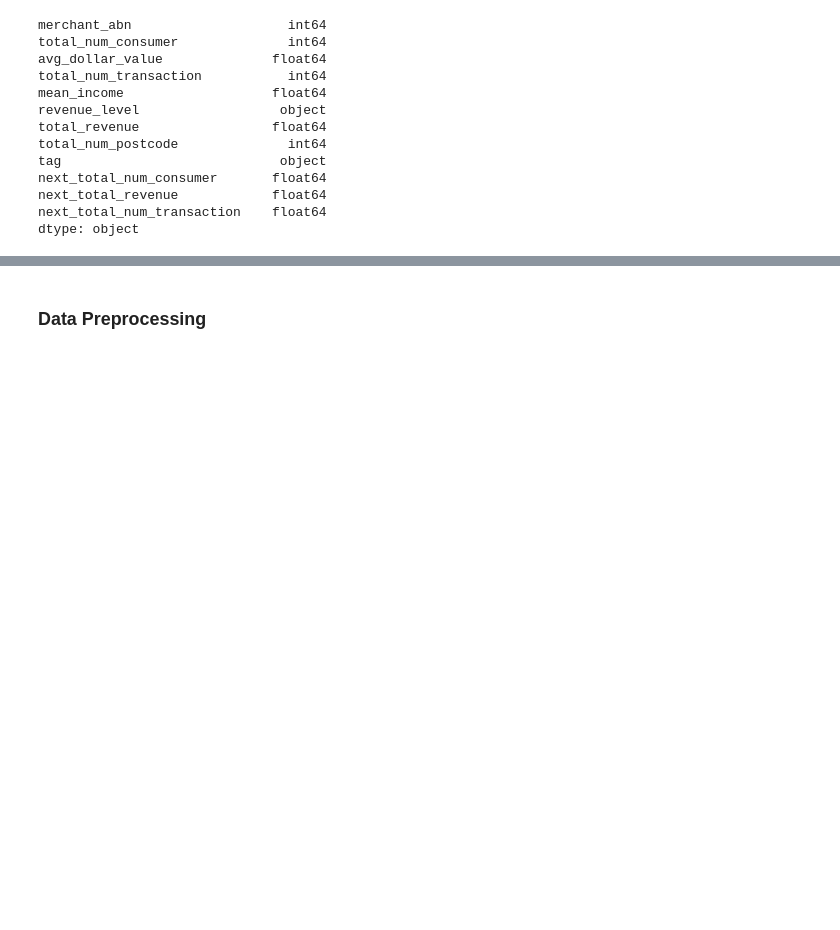
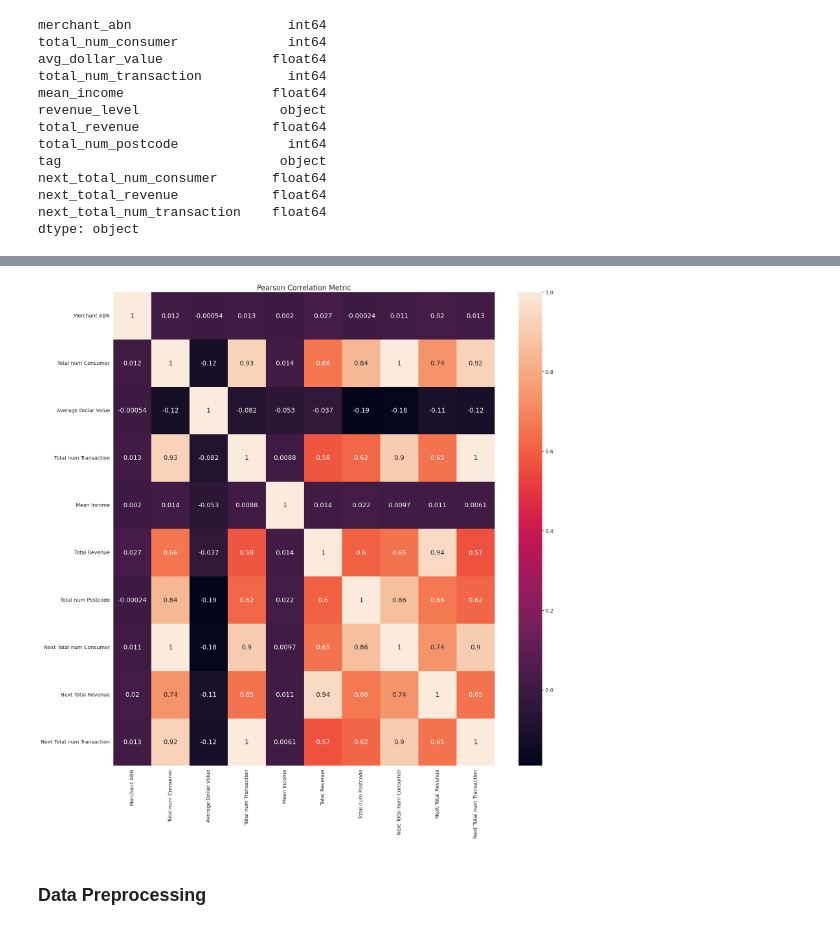
Before and after one commit to MAST30034-Applied-Data-Science/generic-buy-now-pay-later-project-group-14, a Jupyter notebook: models/predict_num_consumer.ipynb, the cells around one changed output, grey strips where cells are left out. Cells and saved outputs as stored; diff of their text form; code cells hidden in the pictures; blank space fills up the shorter version.

```diff
--- a/models/predict_num_consumer.ipynb
+++ b/models/predict_num_consumer.ipynb
@@ -33,3 +46,11 @@ dtype: object
+# %%
+sbs.set(font_scale=1.3)
+plt.figure(figsize = (24, 24))
+sbs.heatmap(full.corr(), annot = True,annot_kws={"size": 18}, xticklabels=x_axis, yticklabels=x_axis)
+plt.title('Pearson Correlation Metric', size = 20)
+plt.savefig("../plots/Pearson Correlation Metric")
+# %% [output]
+[figure, added]
 # %% [markdown]
 ### Data Preprocessing
 # %%
```
Also changed, not shown: parts of 14 cells of this notebook, 2 other files.
